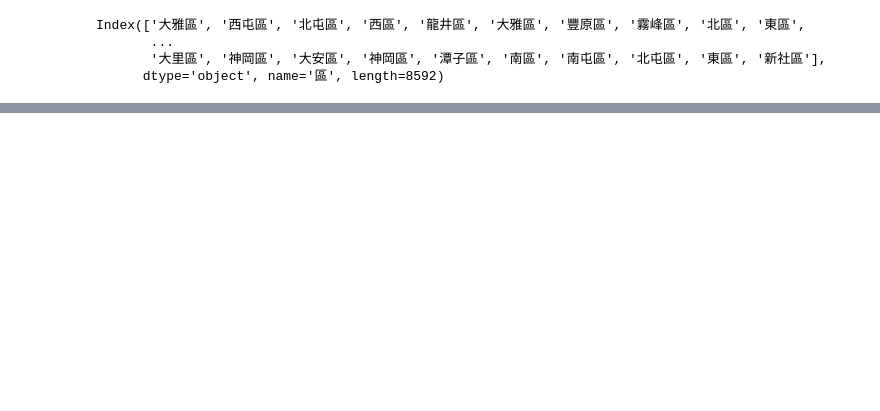
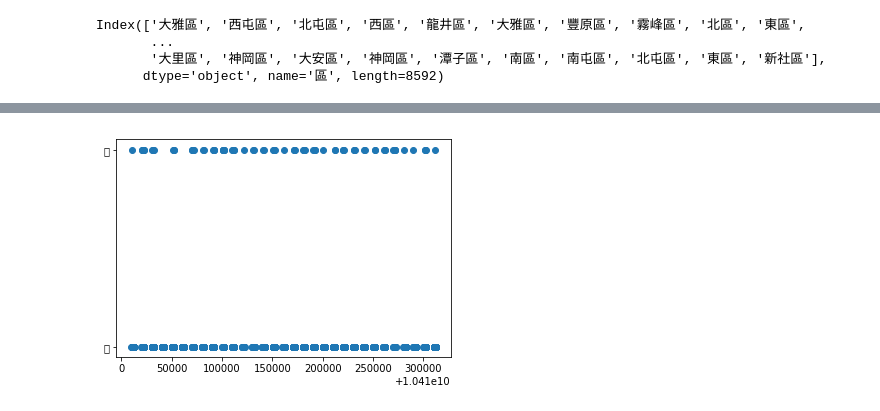
Before and after one commit to ChiDavid/ChiDavidPython, a Jupyter notebook: [NCTS]_Homework_Q5-1_DavidChi.ipynb, the cells around one changed output, grey strips where cells are left out. Saved outputs shown, nothing was run; the diff lists cells and outputs as text; code cells hidden in the pictures; blank space fills up the shorter version.

```diff
--- a/[NCTS]_Homework_Q5-1_DavidChi.ipynb
+++ b/[NCTS]_Homework_Q5-1_DavidChi.ipynb
@@ -60,0 +93,20 @@ plt.show()
+# %%
+x_train,x_test,y_train,y_test = train_test_split(X,Y,test_size=0.3,random_state = 888)
+
+plt.scatter(x_train,y_train)
+#regr = LinearRegression()
+#regr.fit(x_train,y_train)
+#y_predict = regr.predict(x_test)
+#y_predict
+
+#plt.plot(x_test,y_predict ,color='R',  linewidth=2, label="best line")
+#plt.scatter(x_train,y_train)
+
+#regr.score(x_test,y_test)
+
+#plt.title('酒駕區域分佈',fontproperties=myfont)
+#plt.xlabel('區',fontproperties=myfont)
+#plt.ylabel('次數',fontproperties=myfont)
+plt.show()
+# %% [output]
+[figure, added]
```
Also changed, not shown: parts of 8 cells of this notebook.
